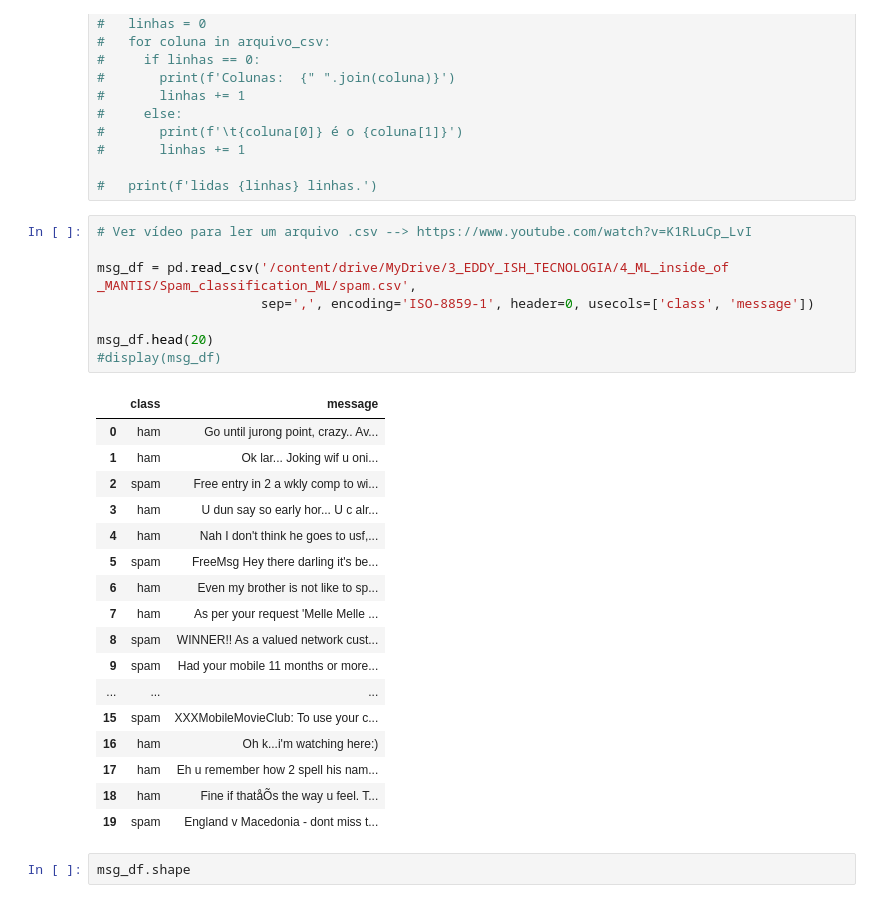
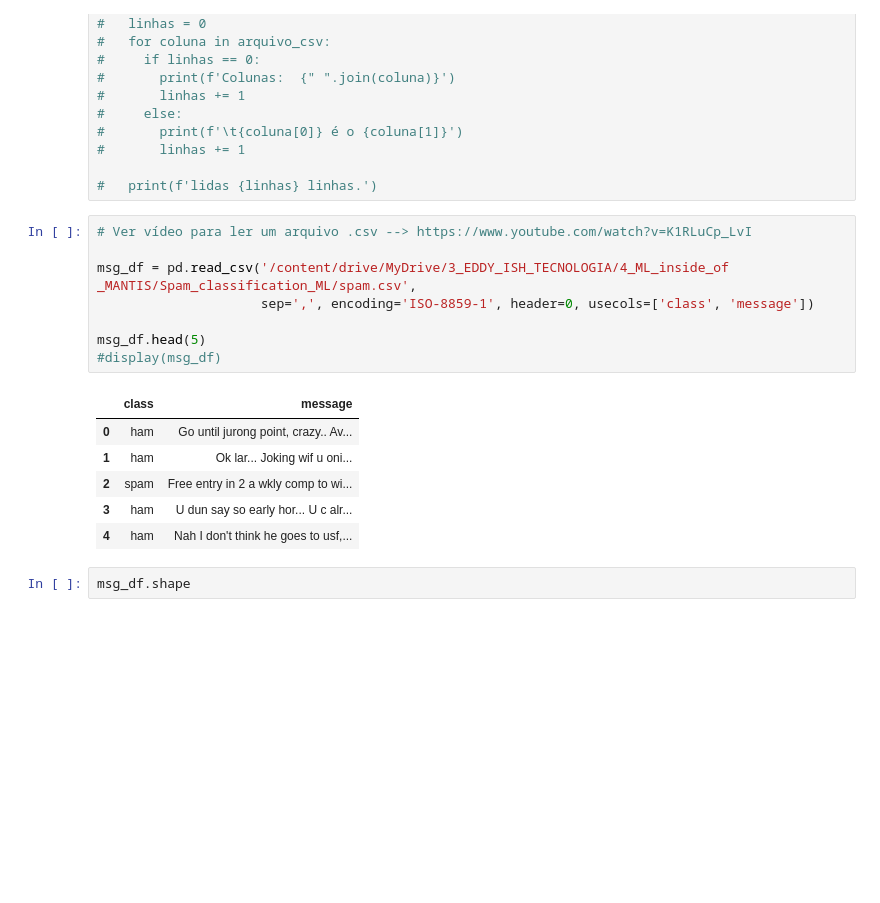
Before and after one commit to EddyGiusepe/Spam_classifier_using_Python, a Jupyter notebook: spam_classification_ML_End_to_End_Deployment.ipynb, the cells around one changed output. Saved outputs shown, nothing was run; the diff lists cells and outputs as text; blank space fills up the shorter version.

```diff
--- a/spam_classification_ML_End_to_End_Deployment.ipynb
+++ b/spam_classification_ML_End_to_End_Deployment.ipynb
@@ -78,29 +78,18 @@ ps = PorterStemmer()
 # %%
 # Ver vídeo para ler um arquivo .csv --> https://www.youtube.com/watch?v=K1RLuCp_LvI
 
 msg_df = pd.read_csv('/content/drive/MyDrive/3_EDDY_ISH_TECNOLOGIA/4_ML_inside_of _MANTIS/Spam_classification_ML/spam.csv',
                      sep=',', encoding='ISO-8859-1', header=0, usecols=['class', 'message'])
 
-msg_df.head(20)
+msg_df.head(5)
 #display(msg_df)
 # %% [output]
 |  | class | message |
 | 0 | ham | Go until jurong point, crazy.. Av... |
 | 1 | ham | Ok lar... Joking wif u oni... |
 | 2 | spam | Free entry in 2 a wkly comp to wi... |
 | 3 | ham | U dun say so early hor... U c alr... |
 | 4 | ham | Nah I don't think he goes to usf,... |
-| 5 | spam | FreeMsg Hey there darling it's be... |
-| 6 | ham | Even my brother is not like to sp... |
-| 7 | ham | As per your request 'Melle Melle ... |
-| 8 | spam | WINNER!! As a valued network cust... |
-| 9 | spam | Had your mobile 11 months or more... |
-| ... | ... | ... |
-| 15 | spam | XXXMobileMovieClub: To use your c... |
-| 16 | ham | Oh k...i'm watching here:) |
-| 17 | ham | Eh u remember how 2 spell his nam... |
-| 18 | ham | Fine if thatåÕs the way u feel. T... |
-| 19 | spam | England v Macedonia - dont miss t... |
 # %%
 msg_df.shape
 # %% [output]
```
Also changed, not shown: parts of 23 cells of this notebook.
